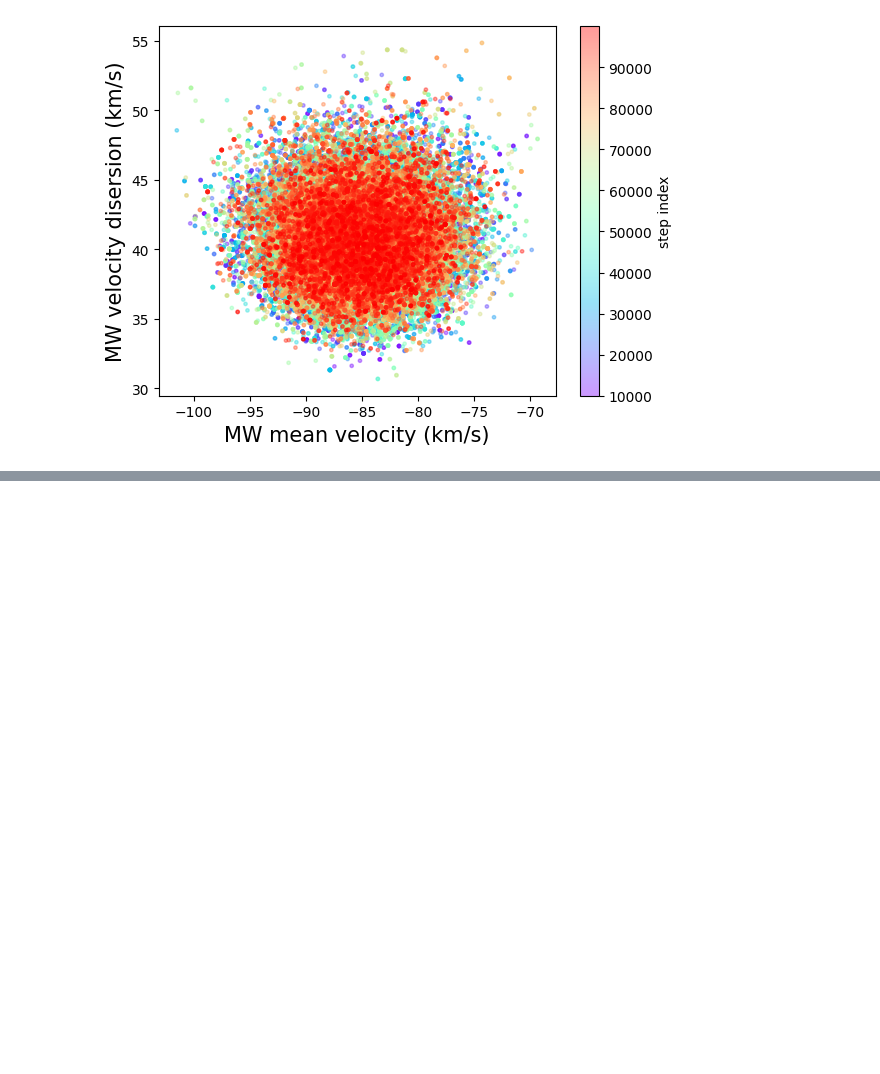
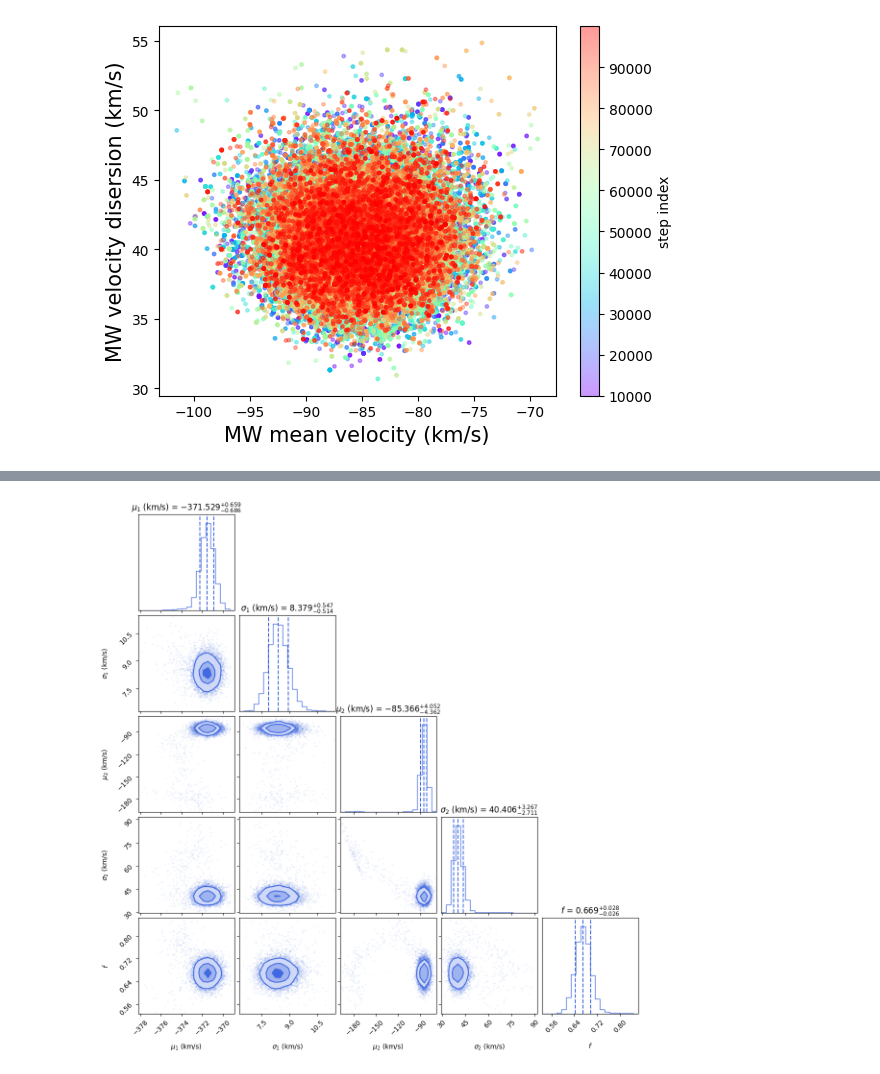
Before and after one commit to zyuan-astro/ss26, a Jupyter notebook: notebook/Week1-3:MCMC_from_scratch.ipynb, the cells around one changed output, grey strips where cells are left out. Saved outputs shown, nothing was run; the diff lists cells and outputs as text; code cells hidden in the pictures; blank space fills up the shorter version.

```diff
--- a/notebook/Week1-3:MCMC_from_scratch.ipynb
+++ b/notebook/Week1-3:MCMC_from_scratch.ipynb
@@ -325,0 +396,16 @@ fig = corner.corner(
+# %%
+flat_samples = sampler.get_chain(discard=100, thin=15, flat=True)
+
+fig = corner.corner(
+    flat_samples,
+    labels=[r"$\mu_1$ (km/s)", r"$\sigma_1$ (km/s)", r"$\mu_2$ (km/s)", r"$\sigma_2$ (km/s)", r"$f$"],
+    # truths=[mvr1_true, dvr1_true, mvr2_true, dvr2_true, f_true],  # optional
+    show_titles=True,
+    title_fmt=".3f",
+    quantiles=[0.16, 0.5, 0.84],
+    levels=(0.16, 0.5, 0.84),
+    color="royalblue",
+    fill_contours=True
+)
+# %% [output]
+[figure, added]
```
Also changed, not shown: parts of 14 cells of this notebook, 22 other files.
